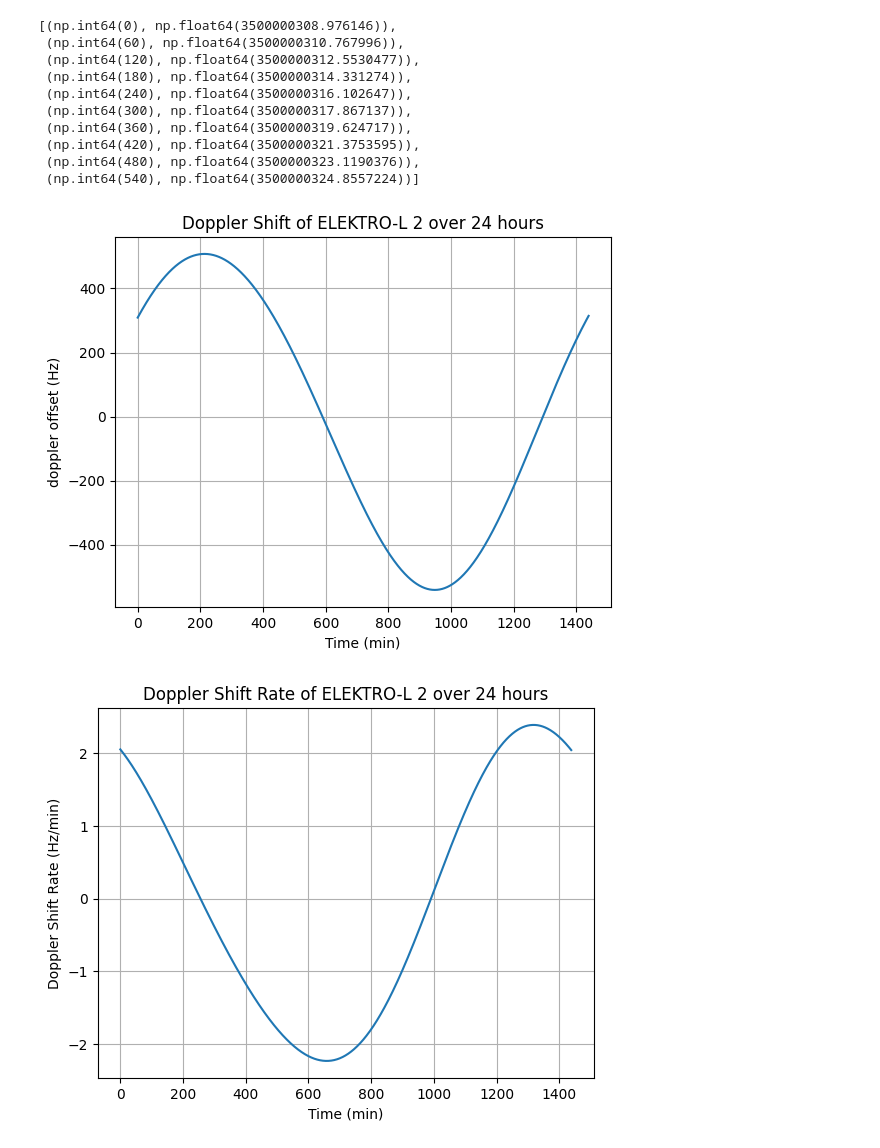
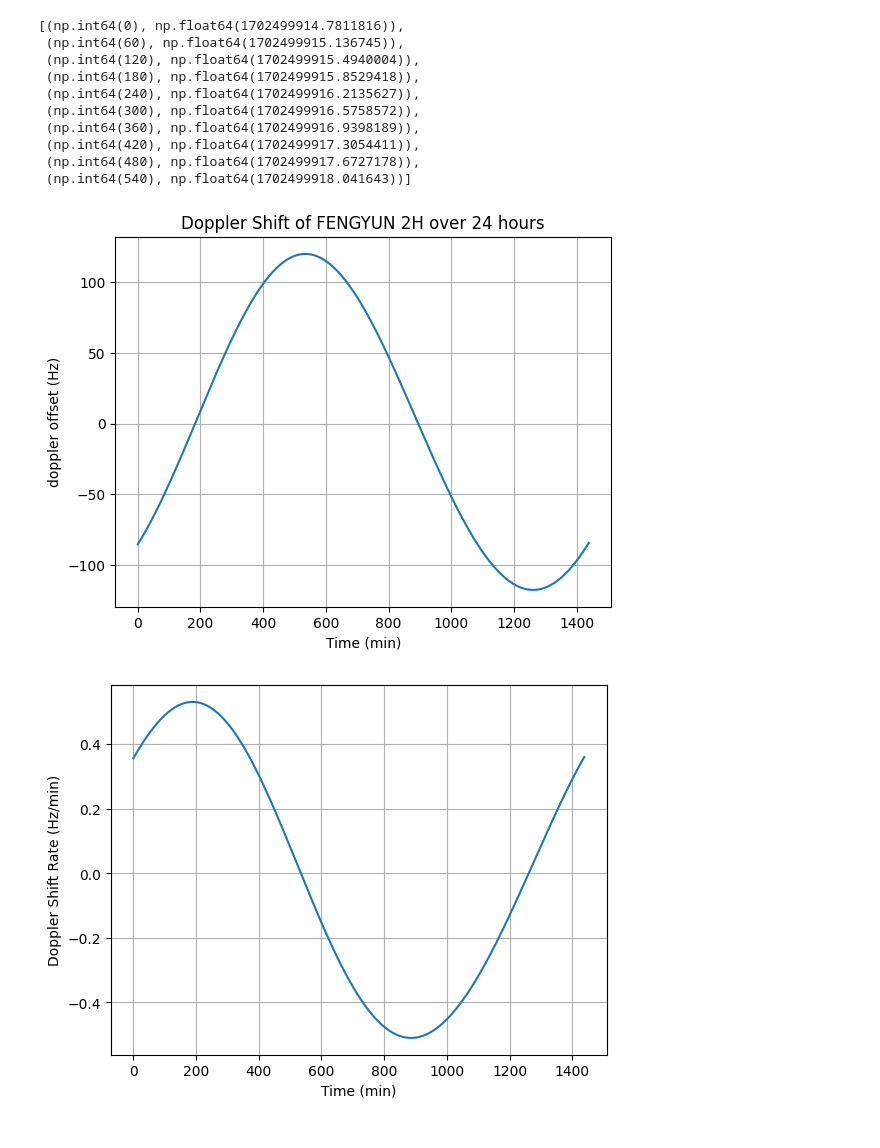
Before and after one commit to BUSH222/dopplerguesser, a Jupyter notebook: scripts/plot_doppler_curve.ipynb, the cells around one changed output. Drawn from its saved outputs; the diff is of its cells as text; code cells hidden in the pictures.

```diff
--- a/scripts/plot_doppler_curve.ipynb
+++ b/scripts/plot_doppler_curve.ipynb
@@ -6,40 +9,41 @@ import time
 from matplotlib import pyplot as plt
 # %%
 ts = time.time()
-TLE = """ELEKTRO-L 2
-1 41105U 15074A   26123.12218855 -.00000110  00000+0  00000+0 0  9995
-2 41105   6.5831  71.0674 0002015 272.1658 267.2595  1.00271223 38050"""
+TLE = """FENGYUN 2H
+1 43491U 18050A   26129.05862403 -.00000121  00000+0  00000+0 0  9996
+2 43491   2.9307  79.5107 0001231 141.9043 105.9582  1.00274290 29042"""
+freq = 1.7025e9
 # %%
 obs = Observer(55, 37, 200)
 sat = Satellite(*TLE.splitlines(), ts)
 # %%
-dopplerdata = generate_doppler_curve(sat, obs, 3.5e9, ts, 86400, 60, simulated_noise=0)
+dopplerdata = generate_doppler_curve(sat, obs, freq, ts, 86400, 60, simulated_noise=0)
 # %%
 dopplerdata[0:10]
 # %% [output]
-[(np.int64(0), np.float64(3500000308.976146)),
- (np.int64(60), np.float64(3500000310.767996)),
- (np.int64(120), np.float64(3500000312.5530477)),
- (np.int64(180), np.float64(3500000314.331274)),
- (np.int64(240), np.float64(3500000316.102647)),
- (np.int64(300), np.float64(3500000317.867137)),
- (np.int64(360), np.float64(3500000319.624717)),
- (np.int64(420), np.float64(3500000321.3753595)),
- (np.int64(480), np.float64(3500000323.1190376)),
- (np.int64(540), np.float64(3500000324.8557224))]
+[(np.int64(0), np.float64(1702499914.7811816)),
+ (np.int64(60), np.float64(1702499915.136745)),
+ (np.int64(120), np.float64(1702499915.4940004)),
+ (np.int64(180), np.float64(1702499915.8529418)),
+ (np.int64(240), np.float64(1702499916.2135627)),
+ (np.int64(300), np.float64(1702499916.5758572)),
+ (np.int64(360), np.float64(1702499916.9398189)),
+ (np.int64(420), np.float64(1702499917.3054411)),
+ (np.int64(480), np.float64(1702499917.6727178)),
+ (np.int64(540), np.float64(1702499918.041643))]
 # %%
 
 xvalues, yvalues = zip(*dopplerdata)
-yvalues = [y - 3.5e9 for y in yvalues]
+yvalues = [y - freq for y in yvalues]
 xvalues = [x / 60 for x in xvalues]
 plt.plot(xvalues, yvalues)
 plt.xlabel("Time (min)")
 plt.ylabel("doppler offset (Hz)")
 plt.title(f"Doppler Shift of {sat.name.strip()} over 24 hours")
 plt.grid()
 plt.show()
 # %% [output]
-[figure, old version]
+[figure, new version]
 # %%
 derivative = [(yvalues[i+1] - yvalues[i]) / (xvalues[i+1] - xvalues[i]) for i in range(len(yvalues)-1)]
 plt.plot(xvalues[:-1], derivative)
@@ -48,4 +52,4 @@ plt.ylabel("Doppler Shift Rate (Hz/min)")
 plt.grid()
 plt.show()
 # %% [output]
-[figure, old version]
+[figure, new version]
```
Also changed, not shown: parts of 1 cell of this notebook, 4 other files.
